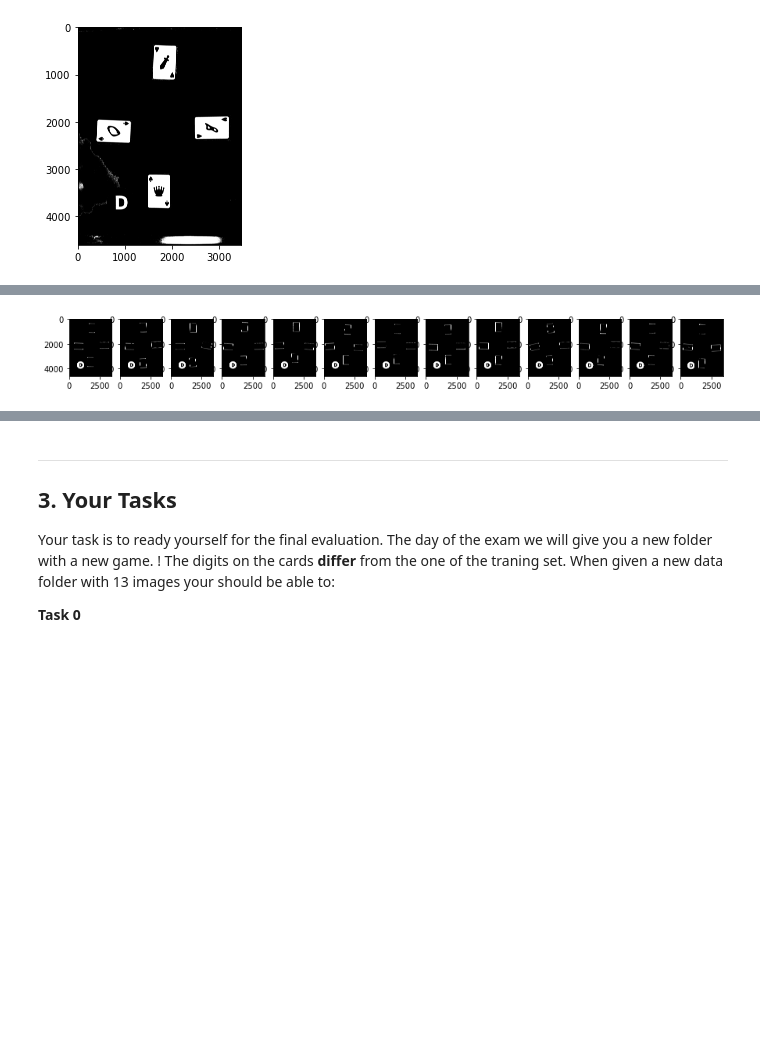
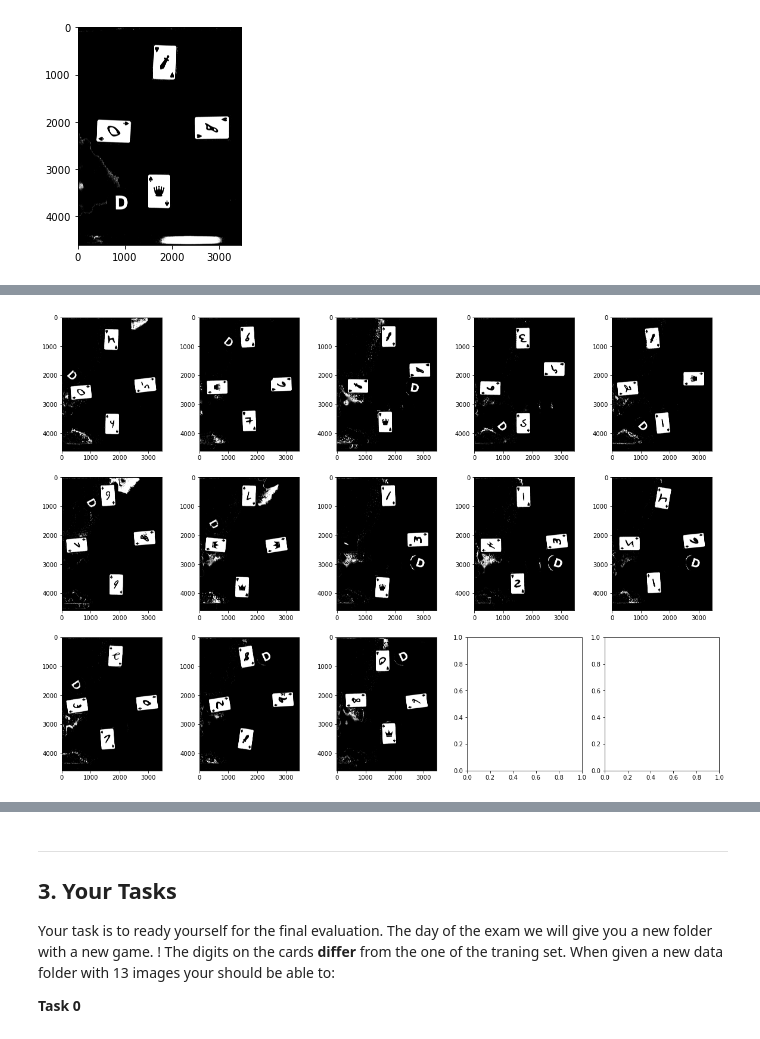
Before and after one commit to Ghalicb/IAPR-squad-lab, a Jupyter notebook: project/project.ipynb, the cells around one changed output, grey strips where cells are left out. Cells and saved outputs as stored; diff of their text form; code cells hidden in the pictures; blank space fills up the shorter version.

Commit message:
task 0 brightness_threshold

```diff
--- a/project/project.ipynb
+++ b/project/project.ipynb
@@ -196,0 +165,9 @@ array([ 85, 189])
+# %%
+fig, ax = plt.subplots(3,5, figsize=(20,14))
+ax = ax.flatten()
+for i in range(13):
+    im_gray = rgb2gray(dict_data[f'game{6}'][f'round{i+1}'])
+    thresh = threshold_otsu(im_gray)
+    binary = img_as_ubyte(im_gray > thresh)
+    binary = clear_border(binary) # erase some cards...
+    ax[i].imshow(binary, cmap="gray")
@@ -197,8 +176,13 @@ array([ 85, 189])
 # %%
-    hsv_img = rgb2hsv(dict_data[f'game{1}'][f'round{8}'])
-    hsv_img = img_as_ubyte(hsv_img) # Convert 0-1 to 0-255 (to use inRange() function of CV2 :))
-    #hue_img = hsv_img[:, :, 0] # Takes only the hue component (from 0-255)
-    #value_img = hsv_img[:, :, 2] # Takes only the hue component (from 0-255)
-    plt.imshow(cv2.inRange(hsv_img, np.array([60,100,0]), np.array([130,200,255])), cmap="gray")
+###############METHOD 2 detect the white color of cards and D
+hsv_img = rgb2hsv(dict_data[f'game{6}'][f'round{7}'])
+hsv_img = img_as_ubyte(hsv_img) # Convert 0-1 to 0-255 (to use inRange() function of CV2 :))
+#hue_img = hsv_img[:, :, 0] # Takes only the hue component (from 0-255)
+#bright_img = hsv_img[:, :, 2] # Takes only the Brightness component (from 0-255)
+thres_brightness = threshold_otsu(hsv_img[:,:,2])
+filtered_im = cv2.inRange(hsv_img, np.array([150,0,thres_brightness]), np.array([200,255,255])) # MASK that Filters the image and transorm it into a binary image !!!!!
+#filtered_im = clear_border(filtered_im)
+#filtered_im = median(filtered_im, disk(10))
+plt.imshow(filtered_im,cmap="gray") # The white is the colour that we allow :)
 # %% [output]
 <matplotlib.image.AxesImage at 0x...>
@@ -219,11 +196,15 @@ plt.imshow(clear_border(cv2.inRange(img_as_ubyte(hsv_img), np.array([150,0,0]),
 # %%
-from skimage.color import rgb2hsv
-fig, ax = plt.subplots(4,3,figsize=(15,15))
-for i in range(12):
-    hsv_img = rgb2hsv(dict_data[f'game{1}'][f'round{i+1}'])
+fig, ax = plt.subplots(3,5, figsize=(20,14))
+ax = ax.flatten()
+for i in range(13):
+    hsv_img = rgb2hsv(dict_data[f'game{6}'][f'round{i+1}'])
     hsv_img = img_as_ubyte(hsv_img) # Convert 0-1 to 0-255 (to use inRange() function of CV2 :))
     #hue_img = hsv_img[:, :, 0] # Takes only the hue component (from 0-255)
-    #value_img = hsv_img[:, :, 2] # Takes only the hue component (from 0-255)
-    ax[i].imshow(cv2.inRange(hsv_img, np.array([60,100,0]), np.array([130,200,255])), cmap="gray")
+    #bright_img = hsv_img[:, :, 2] # Takes only the Brightness component (from 0-255)
+    thres_brightness = threshold_otsu(hsv_img[:,:,2])
+    filtered_im = cv2.inRange(hsv_img, np.array([150,0,thres_brightness]), np.array([200,255,255])) # MASK that Filters the image and transorm it into a binary image !!!!!
+    filtered_im = clear_border(filtered_im)
+    #filtered_im = median(filtered_im, disk(10))
+    ax[i].imshow(filtered_im,cmap="gray") # The white is the colour that we allow :)
 # %% [output]
-[figure, old version]
+[figure, new version]
```
Also changed, not shown: parts of 24 cells of this notebook.
